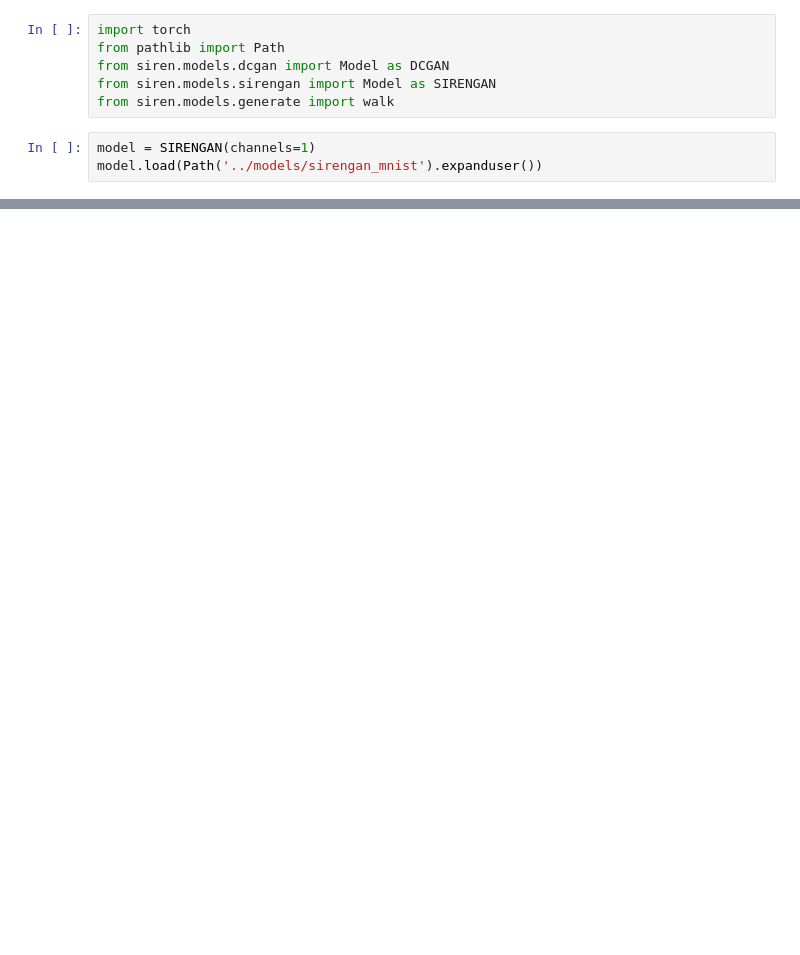
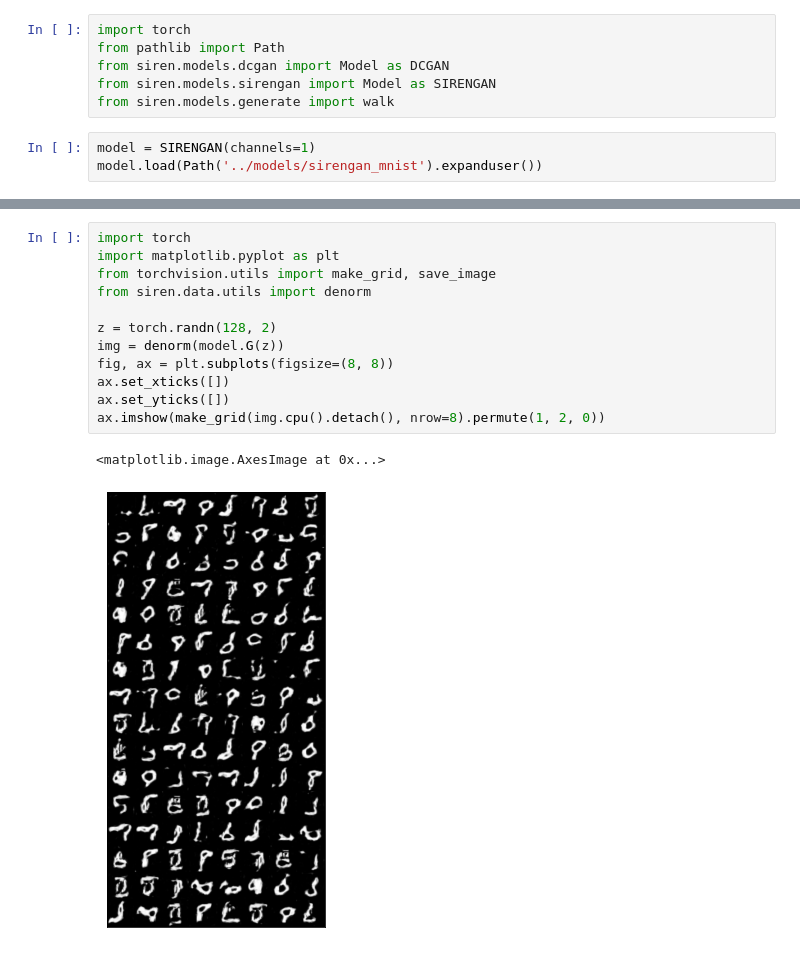
Before and after one commit to ognis1205/siren-gan, a Jupyter notebook: notebooks/SIREN-GAN.ipynb, the cells around one changed output, grey strips where cells are left out. Cells and saved outputs as stored; diff of their text form; blank space fills up the shorter version.

```diff
--- a/notebooks/SIREN-GAN.ipynb
+++ b/notebooks/SIREN-GAN.ipynb
@@ -69 +69,16 @@ vec4 f0_1 = sin(
 return vec4(tanh(f), tanh(f), tanh(f), 1.0);
+# %%
+import torch
+import matplotlib.pyplot as plt
+from torchvision.utils import make_grid, save_image
+from siren.data.utils import denorm
+
+z = torch.randn(128, 2)
+img = denorm(model.G(z))
+fig, ax = plt.subplots(figsize=(8, 8))
+ax.set_xticks([])
+ax.set_yticks([])
+ax.imshow(make_grid(img.cpu().detach(), nrow=8).permute(1, 2, 0))
+# %% [output]
+<matplotlib.image.AxesImage at 0x...>
+[figure, added]
```
Also changed, not shown: parts of 4 cells of this notebook, 2 other files.
